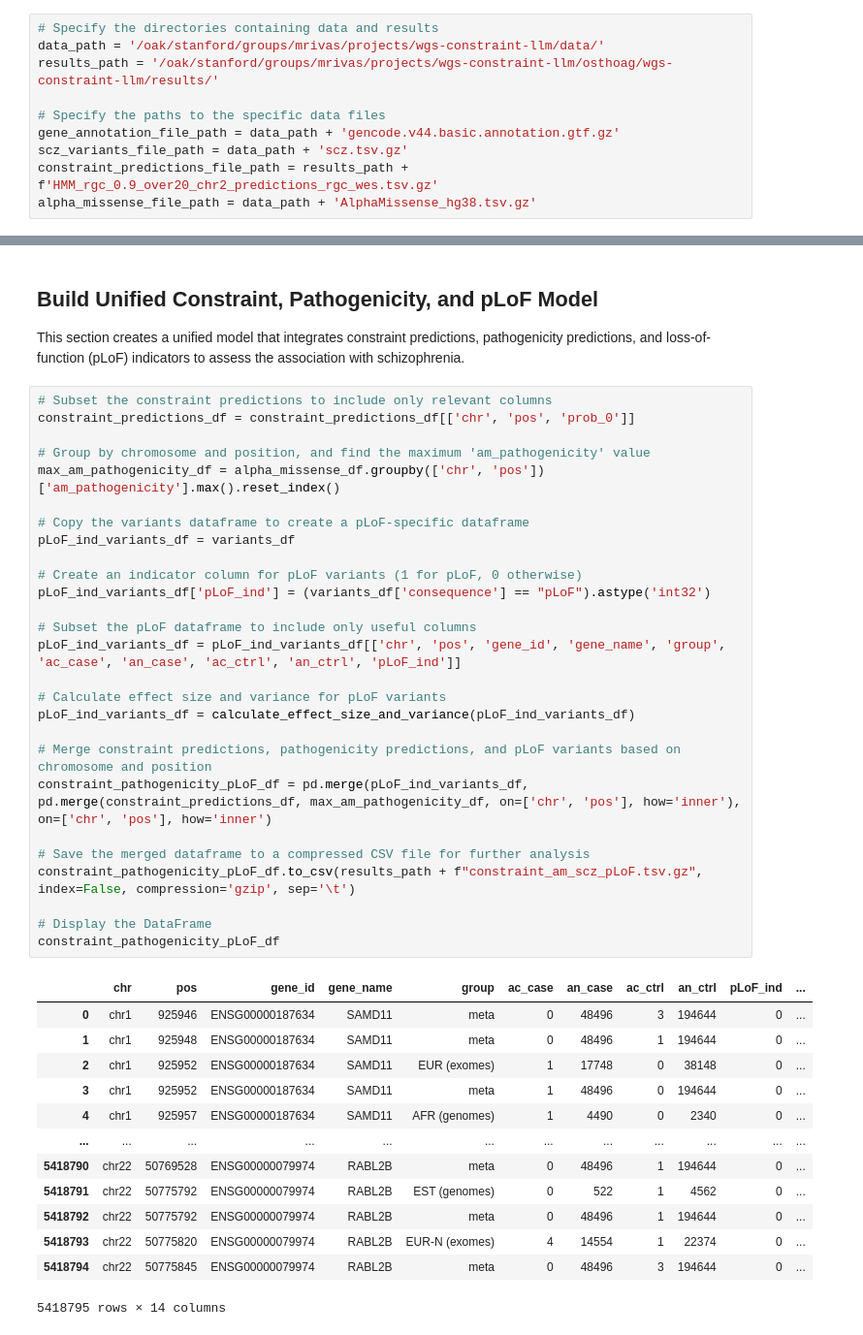
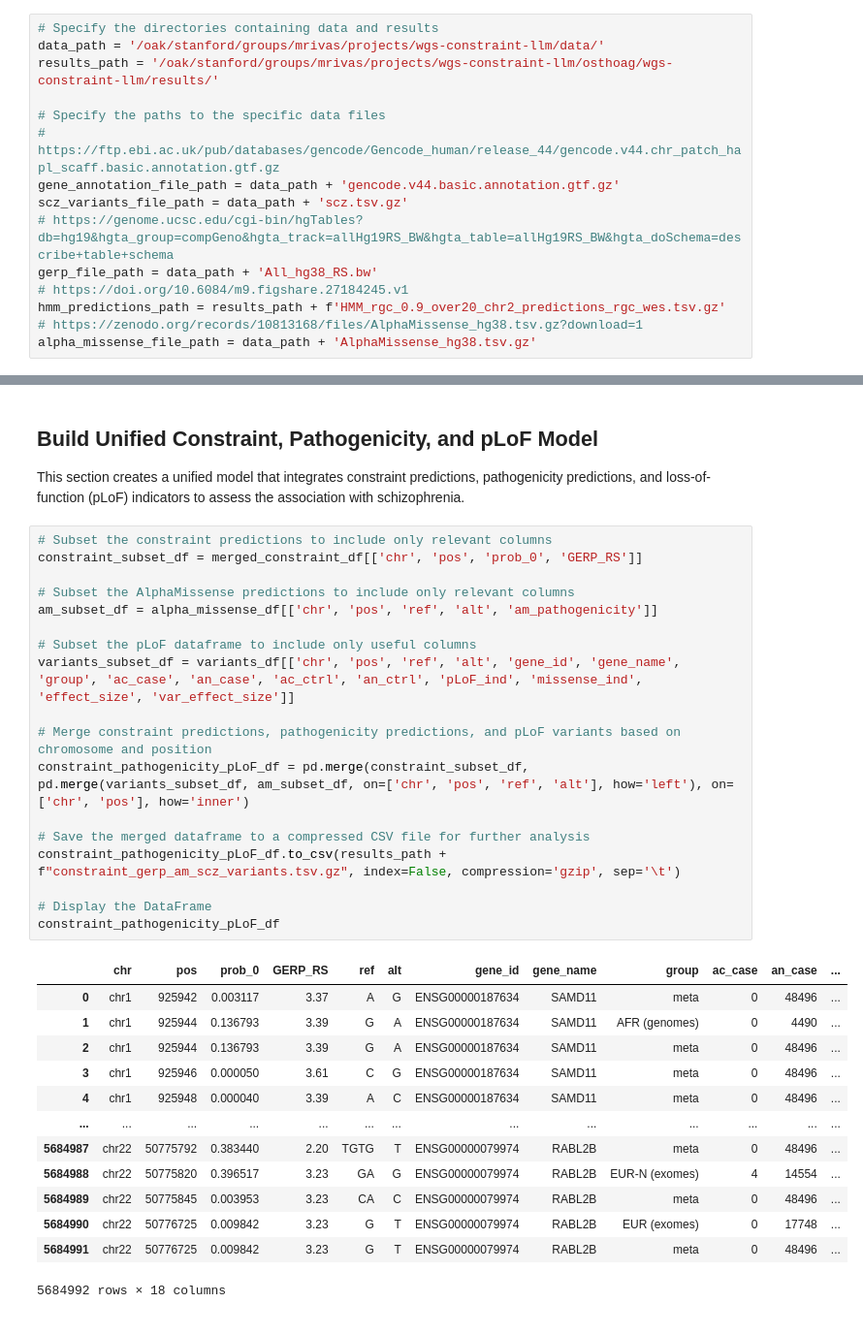
Before and after one commit to healthcare-medicine-ai/wgs-constraint-llm, a Jupyter notebook: Schizophrenia Analysis.ipynb, the cells around one changed output, grey strips where cells are left out. Shown at 97% size. Saved outputs shown, nothing was run; the diff lists cells and outputs as text.

```diff
--- a/Schizophrenia Analysis.ipynb
+++ b/Schizophrenia Analysis.ipynb
@@ -39,9 +40,14 @@ data_path = '/oak/stanford/groups/mrivas/projects/wgs-constraint-llm/data/'
 results_path = '/oak/stanford/groups/mrivas/projects/wgs-constraint-llm/osthoag/wgs-constraint-llm/results/'
 
 # Specify the paths to the specific data files
+# https://ftp.ebi.ac.uk/pub/databases/gencode/Gencode_human/release_44/gencode.v44.chr_patch_hapl_scaff.basic.annotation.gtf.gz
 gene_annotation_file_path = data_path + 'gencode.v44.basic.annotation.gtf.gz'
 scz_variants_file_path = data_path + 'scz.tsv.gz'
-constraint_predictions_file_path = results_path + f'HMM_rgc_0.9_over20_chr2_predictions_rgc_wes.tsv.gz'
+# https://genome.ucsc.edu/cgi-bin/hgTables?db=hg19&hgta_group=compGeno&hgta_track=allHg19RS_BW&hgta_table=allHg19RS_BW&hgta_doSchema=describe+table+schema
+gerp_file_path = data_path + 'All_hg38_RS.bw'
+# https://doi.org/10.6084/m9.figshare.27184245.v1
+hmm_predictions_path = results_path + f'HMM_rgc_0.9_over20_chr2_predictions_rgc_wes.tsv.gz'
+# https://zenodo.org/records/10813168/files/AlphaMissense_hg38.tsv.gz?download=1
 alpha_missense_file_path = data_path + 'AlphaMissense_hg38.tsv.gz'
 # %% [markdown]
 ## Define helper methods
@@ -216,42 +396,33 @@ alpha_missense_df
 This section creates a unified model that integrates constraint predictions, pathogenicity predictions, and loss-of-function (pLoF) indicators to assess the association with schizophrenia.
 # %%
 # Subset the constraint predictions to include only relevant columns
-constraint_predictions_df = constraint_predictions_df[['chr', 'pos', 'prob_0']]
+constraint_subset_df = merged_constraint_df[['chr', 'pos', 'prob_0', 'GERP_RS']]
 
-# Group by chromosome and position, and find the maximum 'am_pathogenicity' value
-max_am_pathogenicity_df = alpha_missense_df.groupby(['chr', 'pos'])['am_pathogenicity'].max().reset_index()
-
-# Copy the variants dataframe to create a pLoF-specific dataframe
-pLoF_ind_variants_df = variants_df
-
-# Create an indicator column for pLoF variants (1 for pLoF, 0 otherwise)
-pLoF_ind_variants_df['pLoF_ind'] = (variants_df['consequence'] == "pLoF").astype('int32')
+# Subset the AlphaMissense predictions to include only relevant columns
+am_subset_df = alpha_missense_df[['chr', 'pos', 'ref', 'alt', 'am_pathogenicity']]
 
 # Subset the pLoF dataframe to include only useful columns
-pLoF_ind_variants_df = pLoF_ind_variants_df[['chr', 'pos', 'gene_id', 'gene_name', 'group', 'ac_case', 'an_case', 'ac_ctrl', 'an_ctrl', 'pLoF_ind']]
-
-# Calculate effect size and variance for pLoF variants
-pLoF_ind_variants_df = calculate_effect_size_and_variance(pLoF_ind_variants_df)
+variants_subset_df = variants_df[['chr', 'pos', 'ref', 'alt', 'gene_id', 'gene_name', 'group', 'ac_case', 'an_case', 'ac_ctrl', 'an_ctrl', 'pLoF_ind', 'missense_ind', 'effect_size', 'var_effect_size']]
 
 # Merge constraint predictions, pathogenicity predictions, and pLoF variants based on chromosome and position
-constraint_pathogenicity_pLoF_df = pd.merge(pLoF_ind_variants_df, pd.merge(constraint_predictions_df, max_am_pathogenicity_df, on=['chr', 'pos'], how='inner'), on=['chr', 'pos'], how='inner')
+constraint_pathogenicity_pLoF_df = pd.merge(constraint_subset_df, pd.merge(variants_subset_df, am_subset_df, on=['chr', 'pos', 'ref', 'alt'], how='left'), on=['chr', 'pos'], how='inner')
 
 # Save the merged dataframe to a compressed CSV file for further analysis
-constraint_pathogenicity_pLoF_df.to_csv(results_path + f"constraint_am_scz_pLoF.tsv.gz", index=False, compression='gzip', sep='\t')
+constraint_pathogenicity_pLoF_df.to_csv(results_path + f"constraint_gerp_am_scz_variants.tsv.gz", index=False, compression='gzip', sep='\t')
 
 # Display the DataFrame
 constraint_pathogenicity_pLoF_df
 # %% [output]
-|  | chr | pos | gene_id | gene_name | group | ac_case | an_case | ac_ctrl | an_ctrl | pLoF_ind | ... |
-| 0 | chr1 | 925946 | ENSG00000187634 | SAMD11 | meta | 0 | 48496 | 3 | 194644 | 0 | ... |
-| 1 | chr1 | 925948 | ENSG00000187634 | SAMD11 | meta | 0 | 48496 | 1 | 194644 | 0 | ... |
-| 2 | chr1 | 925952 | ENSG00000187634 | SAMD11 | EUR (exomes) | 1 | 17748 | 0 | 38148 | 0 | ... |
-| 3 | chr1 | 925952 | ENSG00000187634 | SAMD11 | meta | 1 | 48496 | 0 | 194644 | 0 | ... |
-| 4 | chr1 | 925957 | ENSG00000187634 | SAMD11 | AFR (genomes) | 1 | 4490 | 0 | 2340 | 0 | ... |
-| ... | ... | ... | ... | ... | ... | ... | ... | ... | ... | ... | ... |
-| 5418790 | chr22 | 50769528 | ENSG00000079974 | RABL2B | meta | 0 | 48496 | 1 | 194644 | 0 | ... |
-| 5418791 | chr22 | 50775792 | ENSG00000079974 | RABL2B | EST (genomes) | 0 | 522 | 1 | 4562 | 0 | ... |
-| 5418792 | chr22 | 50775792 | ENSG00000079974 | RABL2B | meta | 0 | 48496 | 1 | 194644 | 0 | ... |
-| 5418793 | chr22 | 50775820 | ENSG00000079974 | RABL2B | EUR-N (exomes) | 4 | 14554 | 1 | 22374 | 0 | ... |
-| 5418794 | chr22 | 50775845 | ENSG00000079974 | RABL2B | meta | 0 | 48496 | 3 | 194644 | 0 | ... |
+|  | chr | pos | prob_0 | GERP_RS | ref | alt | gene_id | gene_name | group | ac_case | an_case | ... |
+| 0 | chr1 | 925942 | 0.003117 | 3.37 | A | G | ENSG00000187634 | SAMD11 | meta | 0 | 48496 | ... |
+| 1 | chr1 | 925944 | 0.136793 | 3.39 | G | A | ENSG00000187634 | SAMD11 | AFR (genomes) | 0 | 4490 | ... |
+| 2 | chr1 | 925944 | 0.136793 | 3.39 | G | A | ENSG00000187634 | SAMD11 | meta | 0 | 48496 | ... |
+| 3 | chr1 | 925946 | 0.000050 | 3.61 | C | G | ENSG00000187634 | SAMD11 | meta | 0 | 48496 | ... |
+| 4 | chr1 | 925948 | 0.000040 | 3.39 | A | C | ENSG00000187634 | SAMD11 | meta | 0 | 48496 | ... |
+| ... | ... | ... | ... | ... | ... | ... | ... | ... | ... | ... | ... | ... |
+| 5684987 | chr22 | 50775792 | 0.383440 | 2.20 | TGTG | T | ENSG00000079974 | RABL2B | meta | 0 | 48496 | ... |
+| 5684988 | chr22 | 50775820 | 0.396517 | 3.23 | GA | G | ENSG00000079974 | RABL2B | EUR-N (exomes) | 4 | 14554 | ... |
+| 5684989 | chr22 | 50775845 | 0.003953 | 3.23 | CA | C | ENSG00000079974 | RABL2B | meta | 0 | 48496 | ... |
+| 5684990 | chr22 | 50776725 | 0.009842 | 3.23 | G | T | ENSG00000079974 | RABL2B | EUR (exomes) | 0 | 17748 | ... |
+| 5684991 | chr22 | 50776725 | 0.009842 | 3.23 | G | T | ENSG00000079974 | RABL2B | meta | 0 | 48496 | ... |
-5418795 rows × 14 columns
+5684992 rows × 18 columns
```
Also changed, not shown: parts of 19 cells of this notebook, 25 other files.
